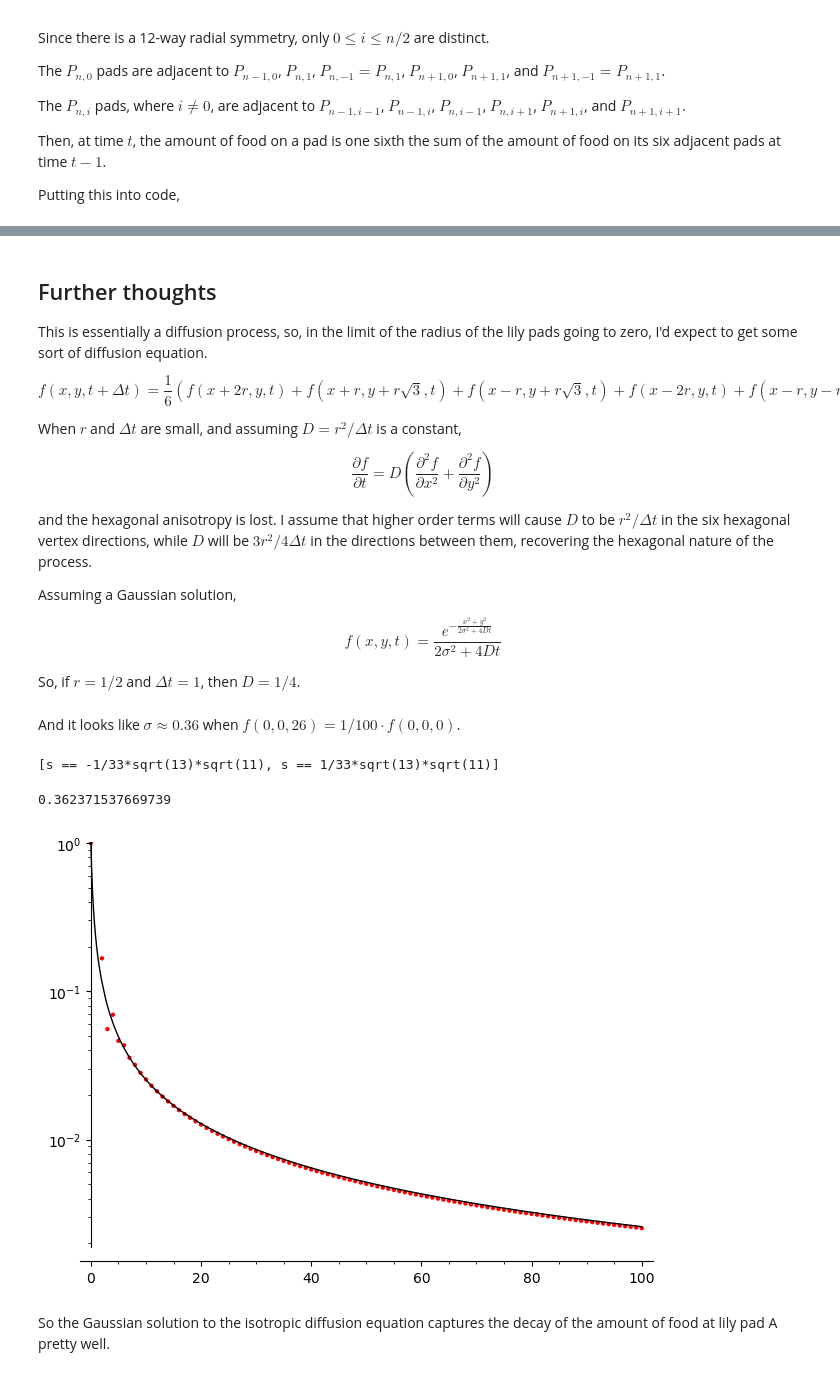
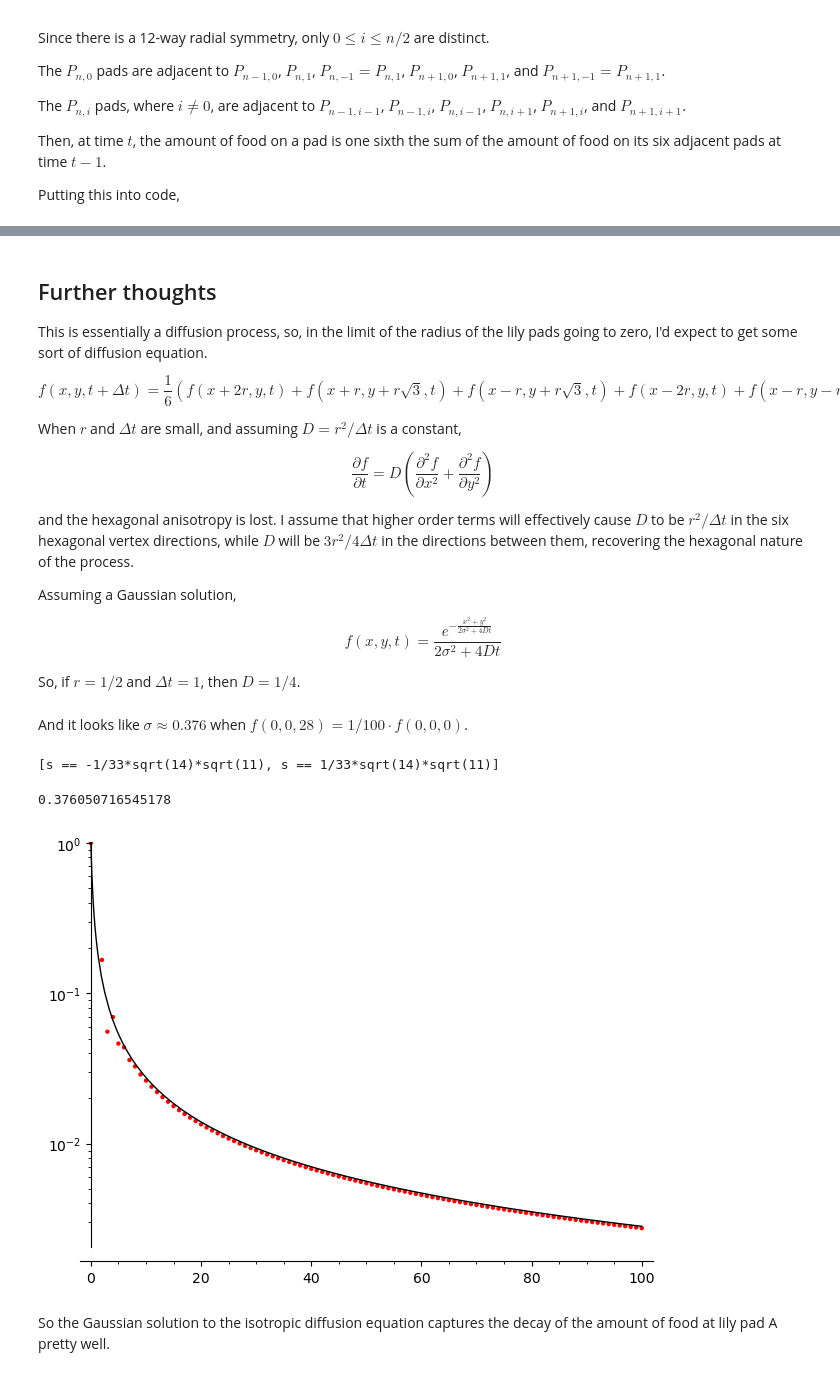
Before and after one commit to qpliu/sunday-puzzle, a Jupyter notebook: riddler/2026/20260130.ipynb, the cells around one changed output, grey strips where cells are left out. Cells and saved outputs as stored; diff of their text form; code cells hidden in the pictures.

```diff
--- a/riddler/2026/20260130.ipynb
+++ b/riddler/2026/20260130.ipynb
@@ -105,6 +107,0 @@ def canonical_i(n,i):
-# %%
-for n in range(100):
-    f = p(0,0,n)
-    print(n,f,numerical_approx(f))
-    if n > 2 and f < 1/100:
-        break
@@ -147,8 +341,8 @@ When $r$ and $\Delta t$ are small, and assuming $D = r^2/\Delta t$ is a constant
 
 $$ \frac{\partial f}{\partial t} = D\left(\frac{\partial^2f}{\partial x^2} + \frac{\partial^2f}{\partial y^2}\right) $$
 
-and the hexagonal anisotropy is lost.  I assume that higher order terms will cause $D$ to
-be $r^2/\Delta t$ in the six hexagonal vertex directions, while $D$ will be $3r^2/4\Delta t$
+and the hexagonal anisotropy is lost.  I assume that higher order terms will effectively cause
+$D$ to be $r^2/\Delta t$ in the six hexagonal vertex directions, while $D$ will be $3r^2/4\Delta t$
 in the directions between them, recovering the hexagonal nature of the process.
 
 Assuming a Gaussian solution,
@@ -160,20 +354,20 @@ So, if $r = 1/2$ and $\Delta t = 1$, then $D = 1/4$.
 s,D = var("s,D")
 f(x,y,t) = 1/(2*s^2+4*D*t)*e^(-(x^2+y^2)/((2*s^2+4*D*t)))
 # %% [markdown]
-And it looks like $\sigma \approx 0.36$ when $f(0,0,26) = 1/100\cdot f(0,0,0)$.
+And it looks like $\sigma \approx 0.376$ when $f(0,0,28) = 1/100\cdot f(0,0,0)$.
 # %%
-solve((f(0,0,26) == f(0,0,0)/100).substitute(D == 1/4), s)
+solve((f(0,0,28) == f(0,0,0)/100).substitute(D == 1/4), s)
 # %% [output]
-[s == -1/33*sqrt(13)*sqrt(11), s == 1/33*sqrt(13)*sqrt(11)]
+[s == -1/33*sqrt(14)*sqrt(11), s == 1/33*sqrt(14)*sqrt(11)]
 # %%
-numerical_approx(sqrt(11*13)/33)
+numerical_approx(sqrt(14*11)/33)
 # %% [output]
-0.362371537669739
+0.376050716545178
 # %%
-(plot((f(0,0,t)/f(0,0,0)).substitute(D == 1/4, s == 0.36), t, 0, 100, color="black", scale="semilogy")
- + points([(t,p(0,0,t)) for t in [0..100]], color="red"))
+(plot((f(0,0,t)/f(0,0,0)).substitute(D == 1/4, s == 0.376), t, 0, 100, color="black", scale="semilogy")
+ + points(pt, color="red"))
 # %% [output]
-[figure, old version]
+[figure, new version]
 # %% [markdown]
 So the Gaussian solution to the isotropic diffusion equation captures the decay of
 the amount of food at lily pad A pretty well.
```
Also changed, not shown: parts of 7 cells of this notebook, 1 other file.
